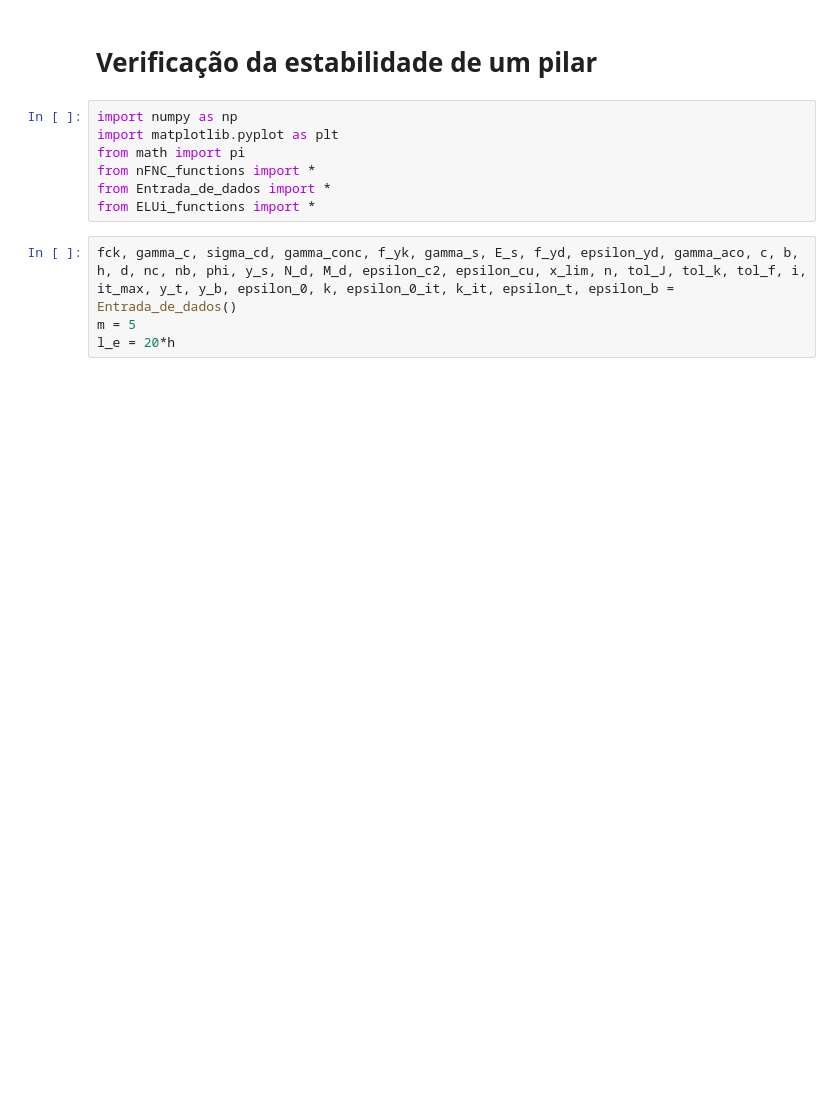
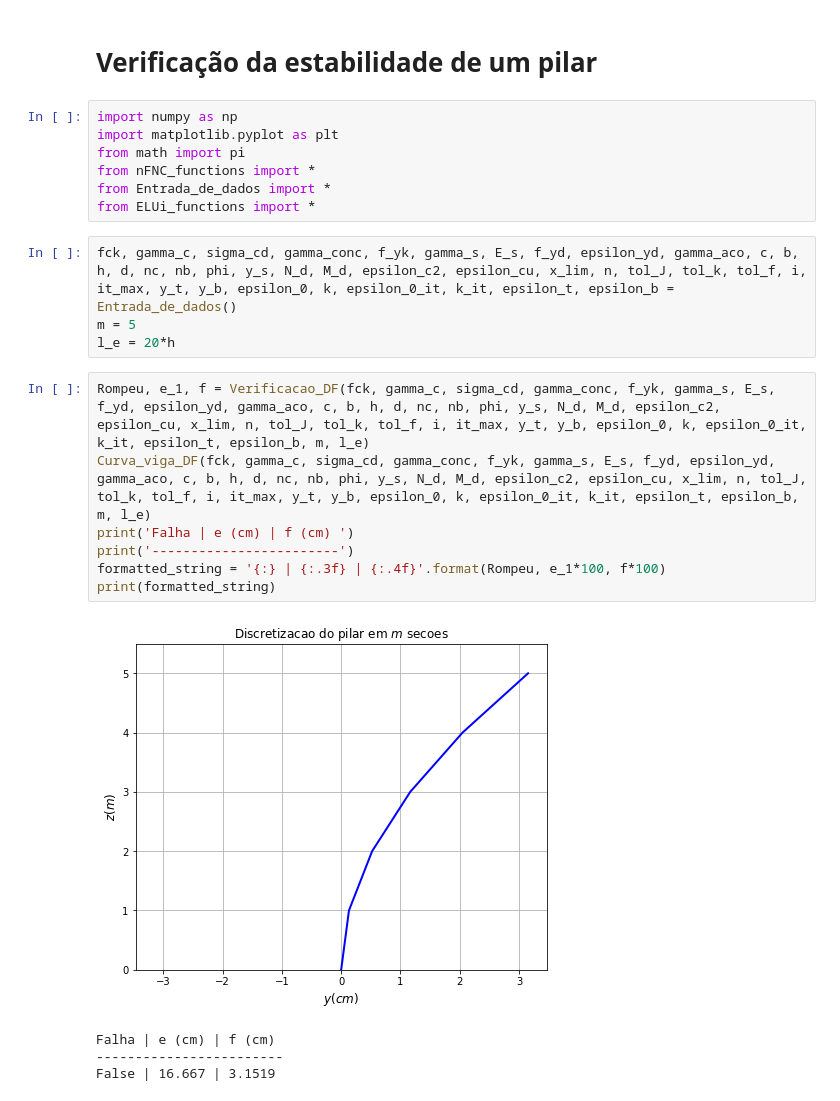
Before and after one commit to felipe-mello-dos-reis/EDI38, a Jupyter notebook: python/ELUi.ipynb, the cells around one changed output. Drawn from its saved outputs; the diff is of its cells as text; blank space fills up the shorter version.

```diff
--- a/python/ELUi.ipynb
+++ b/python/ELUi.ipynb
@@ -11,3 +11,15 @@ from ELUi_functions import *
 fck, gamma_c, sigma_cd, gamma_conc, f_yk, gamma_s, E_s, f_yd, epsilon_yd, gamma_aco, c, b, h, d, nc, nb, phi, y_s, N_d, M_d, epsilon_c2, epsilon_cu, x_lim, n, tol_J, tol_k, tol_f, i, it_max, y_t, y_b, epsilon_0, k, epsilon_0_it, k_it, epsilon_t, epsilon_b = Entrada_de_dados()
 m = 5
 l_e = 20*h
+# %%
+Rompeu, e_1, f = Verificacao_DF(fck, gamma_c, sigma_cd, gamma_conc, f_yk, gamma_s, E_s, f_yd, epsilon_yd, gamma_aco, c, b, h, d, nc, nb, phi, y_s, N_d, M_d, epsilon_c2, epsilon_cu, x_lim, n, tol_J, tol_k, tol_f, i, it_max, y_t, y_b, epsilon_0, k, epsilon_0_it, k_it, epsilon_t, epsilon_b, m, l_e)
+Curva_viga_DF(fck, gamma_c, sigma_cd, gamma_conc, f_yk, gamma_s, E_s, f_yd, epsilon_yd, gamma_aco, c, b, h, d, nc, nb, phi, y_s, N_d, M_d, epsilon_c2, epsilon_cu, x_lim, n, tol_J, tol_k, tol_f, i, it_max, y_t, y_b, epsilon_0, k, epsilon_0_it, k_it, epsilon_t, epsilon_b, m, l_e)
+print('Falha | e (cm) | f (cm) ')
+print('------------------------')
+formatted_string = '{:} | {:.3f} | {:.4f}'.format(Rompeu, e_1*100, f*100)
+print(formatted_string)
+# %% [output]
+[figure, added]
+Falha | e (cm) | f (cm)
+------------------------
+False | 16.667 | 3.1519
```
Also changed, not shown: parts of 17 cells of this notebook, 1 other file.
